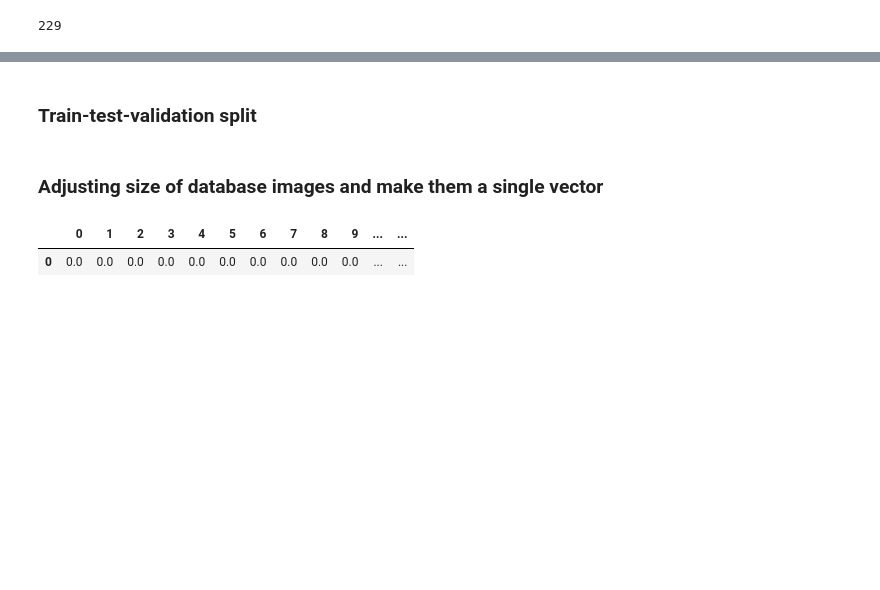
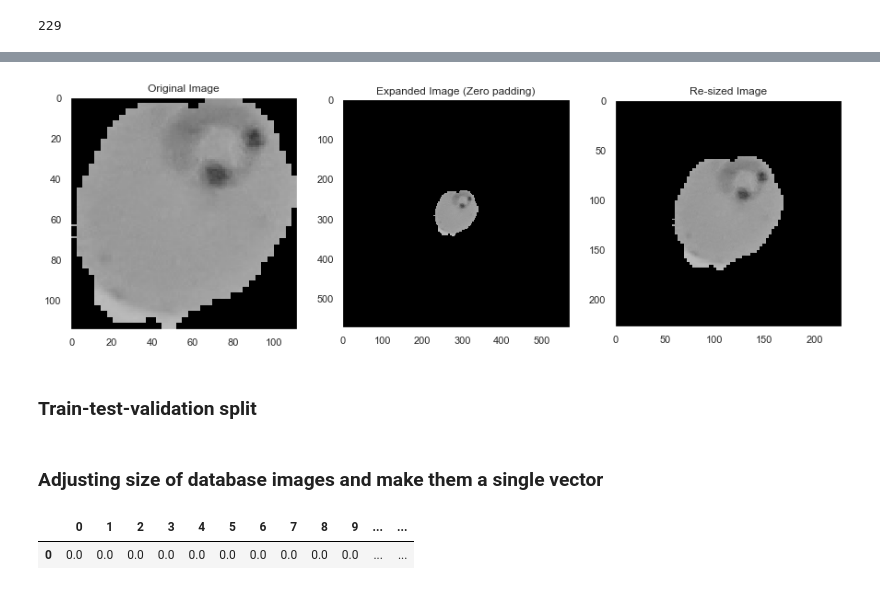
Before and after one commit to hugounavez/malariaImagesDetectionClassifier, a Jupyter notebook: Malaria Classification Problem.ipynb, the cells around one changed output, grey strips where cells are left out. Cells and saved outputs as stored; diff of their text form; code cells hidden in the pictures; blank space fills up the shorter version.

```diff
--- a/Malaria Classification Problem.ipynb
+++ b/Malaria Classification Problem.ipynb
@@ -76,3 +99,20 @@ plotGrayImage(r)
+# %%
+plt.figure(figsize=(15,10))
+plt.subplot(1, 3, 1)
+plt.imshow(sampleImageInfected, cmap=plt.get_cmap('gray'), vmin=0, vmax=255)
+plt.title("Original Image")
+plt.grid(False)
+plt.subplot(1, 3, 2)
+plt.title("Expanded Image (Zero padding)")
+plt.imshow(addBorderZeroPaddToImage(sampleImageInfected, maxSize), cmap=plt.get_cmap('gray'), vmin=0, vmax=255)
+plt.grid(False)
+plt.subplot(1, 3, 3)
+plt.title("Re-sized Image")
+plt.imshow(cropImage(addBorderZeroPaddToImage(sampleImageInfected, maxSize), maxSize), cmap=plt.get_cmap('gray'), vmin=0, vmax=255)
+plt.grid(False)
+plt.show()
+# %% [output]
+[figure, added]
 # %% [markdown]
 ### Train-test-validation split
 # %%
```
Also changed, not shown: parts of 15 cells of this notebook, 1 other file.
